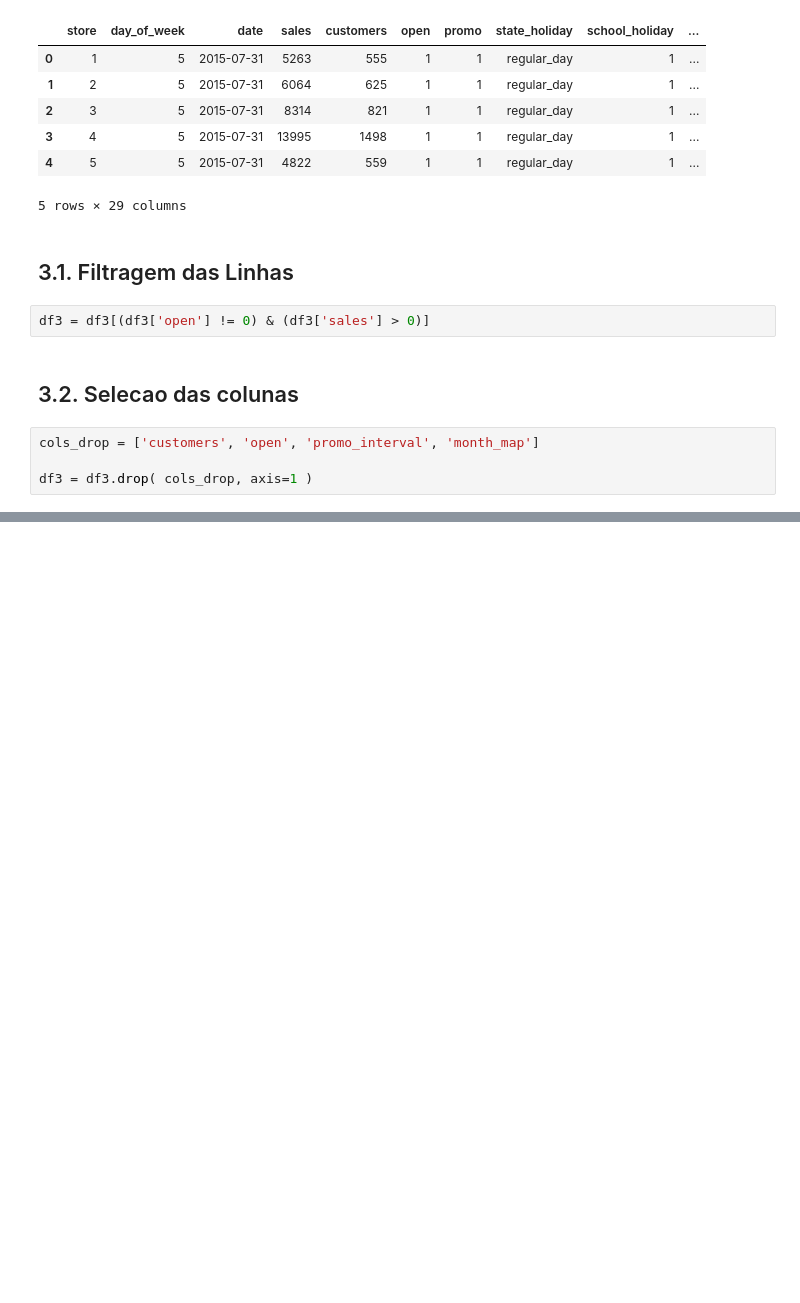
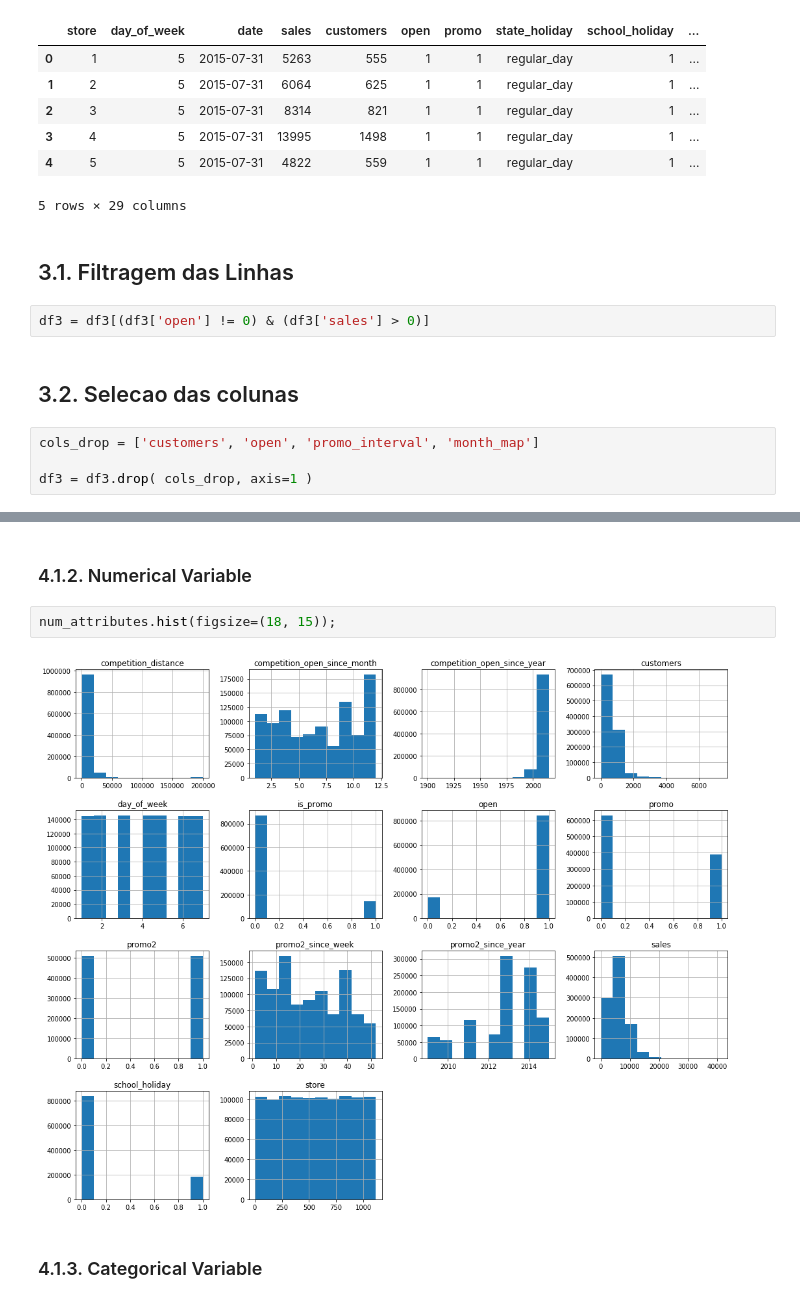
Before and after one commit to TiagoTuk/ds_producao, a Jupyter notebook: store_sales_prediction.ipynb, the cells around one changed output, grey strips where cells are left out. Saved outputs shown, nothing was run; the diff lists cells and outputs as text; blank space fills up the shorter version.

```diff
--- a/store_sales_prediction.ipynb
+++ b/store_sales_prediction.ipynb
@@ -461,0 +476,8 @@ df3 = df3.drop( cols_drop, axis=1 )
+# %% [markdown]
+### 4.1.2. Numerical Variable
+# %%
+num_attributes.hist(figsize=(18, 15));
+# %% [output]
+[figure, added]
+# %% [markdown]
+### 4.1.3. Categorical Variable
```
Also changed, not shown: parts of 18 cells of this notebook.
